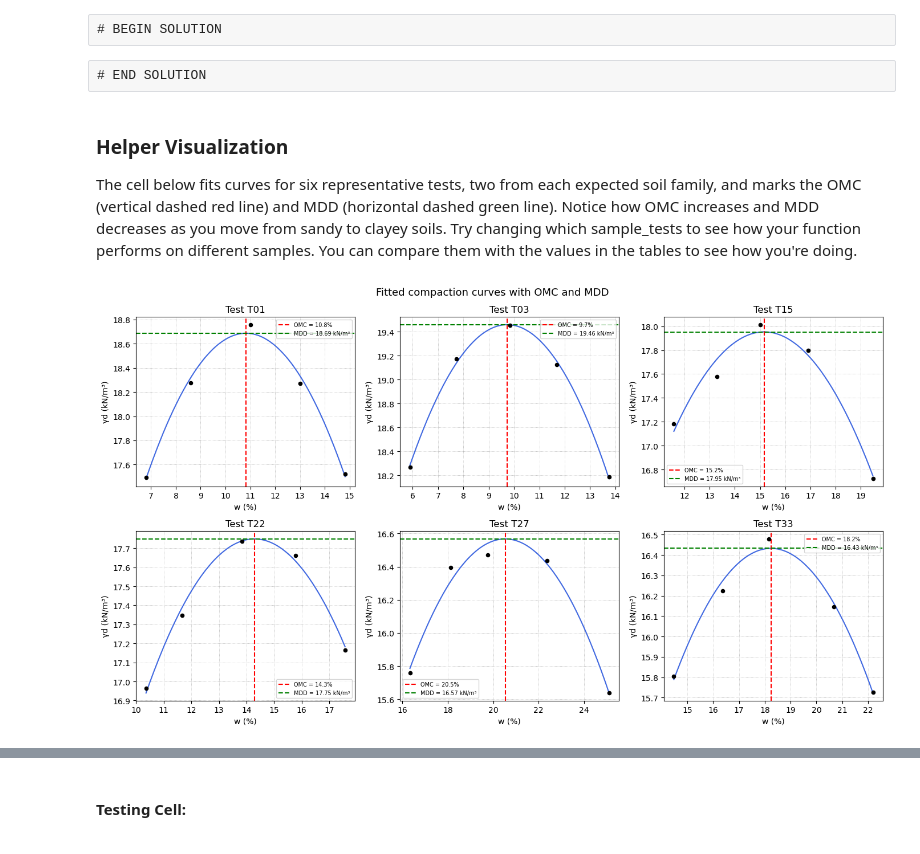
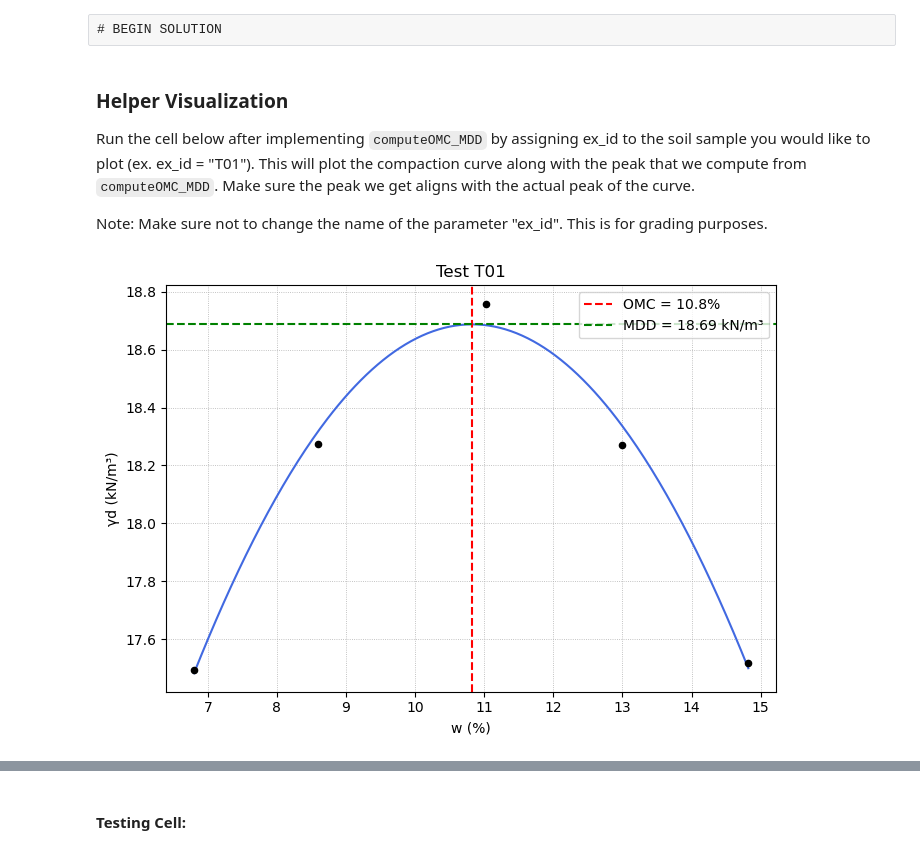
Before and after one commit to alexfrantzis77/gercode, a Jupyter notebook: geotech_kmeans_homework_package/geotech_kmeans_homework.ipynb, the cells around one changed output, grey strips where cells are left out. Cells and saved outputs as stored; diff of their text form; code cells hidden in the pictures.

```diff
--- a/geotech_kmeans_homework_package/geotech_kmeans_homework.ipynb
+++ b/geotech_kmeans_homework_package/geotech_kmeans_homework.ipynb
@@ -96,10 +71,9 @@ Run the cell below to load the CSV file. You do not need to modify this cell.
 # %%
 # Run this cell — do not modify this part
-curves   = pd.read_csv("resources/proctor_curves.csv")
+compaction_tests   = pd.read_csv("resources/proctor_curves.csv")
 
-# Printing out table shapes and sample of the table
-print("curve table shape:", curves.shape)
-
-print("\ncurves table (first 10 rows):")
-display(curves.head(10))
+# Printing out shape of the compaction_tests table and sample of the table
+print("compaction_tests table shape:", compaction_tests.shape)
+print("\ncompaction_tests table (first 10 rows):")
+display(compaction_tests.head(10))
 # %% [output]
@@ -170,6 +136,6 @@ def fitProctorCurve(moisture_pcts, dry_unit_weights, degree=2):
     coeffs = np.polyfit(moisture_pcts, dry_unit_weights, degree) # SOLUTION
 
     # Create function from coefficients using np.poly1d
-    curve = np.poly1d(coeffs) # SOLUTION
+    poly_fn = np.poly1d(coeffs) # SOLUTION
 
-    return curve
+    return poly_fn
@@ -270,13 +246,13 @@ Write a function named `computeOMC_MDD` that returns the OMC and MDD from a fitt
 # %% [raw]
 # BEGIN SOLUTION
 # %%
-def computeOMC_MDD(poly, w_min, w_max):
+def computeOMC_MDD(poly_fn, w_min, w_max):
 
     # Making array of equally spaced points to call the function on
     moisture_contents  = np.linspace(w_min, w_max, 1000)
 
     # Use the poly function to get densities at specified moisture contents
-    dry_densities = poly(moisture_contents)           # SOLUTION
+    dry_densities = poly_fn(moisture_contents)           # SOLUTION
 
     # get the index of this dry density array with the max value
     idx_max  = np.argmax(dry_densities)               # SOLUTION
@@ -285,44 +261,36 @@ def computeOMC_MDD(poly, w_min, w_max):
     omc = float(moisture_contents[idx_max])
     mdd = float(dry_densities[idx_max])    # SOLUTION
     return omc, mdd
-# %% [raw]
-# END SOLUTION
 # %% [markdown]
 ### Helper Visualization
 
-The cell below fits curves for six representative tests, two from each expected soil family, and marks the OMC (vertical dashed red line) and MDD (horizontal dashed green line). Notice how OMC increases and MDD decreases as you move from sandy to clayey soils. Try changing which sample_tests to see how your function performs on different samples. You can compare them with the values in the tables to see how you're doing.
+Run the cell below after implementing `computeOMC_MDD` by assigning ex_id to the soil sample you would like to plot (ex. ex_id = "T01"). This will plot the compaction curve along with the peak that we compute from `computeOMC_MDD`. Make sure the peak we get aligns with the actual peak of the curve.
+
+Note: Make sure not to change the name of the parameter "ex_id". This is for grading purposes.
 # %%
-# Helper: show fitted curves with OMC and MDD for six tests
-sample_tests = ["T01", "T03", "T15", "T22", "T27", "T33"]
+# Helper: show fitted curve with OMC and MDD for a single test
+ex_id = "T01"
 
+one = compaction_tests[compaction_tests["test_id"] == ex_id].sort_values("moisture_content_pct")
+w   = one["moisture_content_pct"].to_numpy()
+gd  = one["dry_unit_weight_kN_m3"].to_numpy()
 
+poly = fitProctorCurve(w, gd, degree=2)
+omc, mdd = computeOMC_MDD(poly, w.min(), w.max())
 
-fig, axes = plt.subplots(2, 3, figsize=(14, 8))
-axes = axes.flatten()
+w_smooth = np.linspace(w.min(), w.max(), 300)
 
-for i, tid in enumerate(sample_tests):
-    one = curves[curves["test_id"] == tid].sort_values("moisture_content_pct")
-    w   = one["moisture_content_pct"].to_numpy()
-    gd  = one["dry_unit_weight_kN_m3"].to_numpy()
-
-    poly = fitProctorCurve(w, gd, degree=2)
-    omc, mdd = computeOMC_MDD(poly, w.min(), w.max())
-
-    w_smooth = np.linspace(w.min(), w.max(), 300)
-    axes[i].scatter(w, gd, color="black", s=20, zorder=5)
-    axes[i].plot(w_smooth, poly(w_smooth), color="royalblue")
-    axes[i].axvline(omc, color="red",   linestyle="--",
-                    label=f"OMC = {omc:.1f}%")
-    axes[i].axhline(mdd, color="green", linestyle="--",
-                    label=f"MDD = {mdd:.2f} kN/m³")
-    axes[i].set_title(f"Test {tid}")
-    axes[i].set_xlabel("w (%)")
-    axes[i].set_ylabel("γd (kN/m³)")
-    axes[i].legend(fontsize=7)
-    axes[i].grid(True, linestyle=":", linewidth=0.6)
-
-plt.suptitle("Fitted compaction curves with OMC and MDD", fontsize=13)
+fig, ax = plt.subplots(figsize=(7, 5))
+ax.scatter(w, gd, color="black", s=20, zorder=5)
+ax.plot(w_smooth, poly(w_smooth), color="royalblue")
+ax.axvline(omc, color="red",   linestyle="--", label=f"OMC = {omc:.1f}%")
+ax.axhline(mdd, color="green", linestyle="--", label=f"MDD = {mdd:.2f} kN/m³")
+ax.set_title(f"Test {ex_id}")
+ax.set_xlabel("w (%)")
+ax.set_ylabel("γd (kN/m³)")
+ax.legend()
+ax.grid(True, linestyle=":", linewidth=0.6)
 plt.tight_layout()
 plt.show()
 # %% [output]
-[figure, old version]
+[figure, new version]
```
Also changed, not shown: parts of 28 cells of this notebook, 3 other files.
